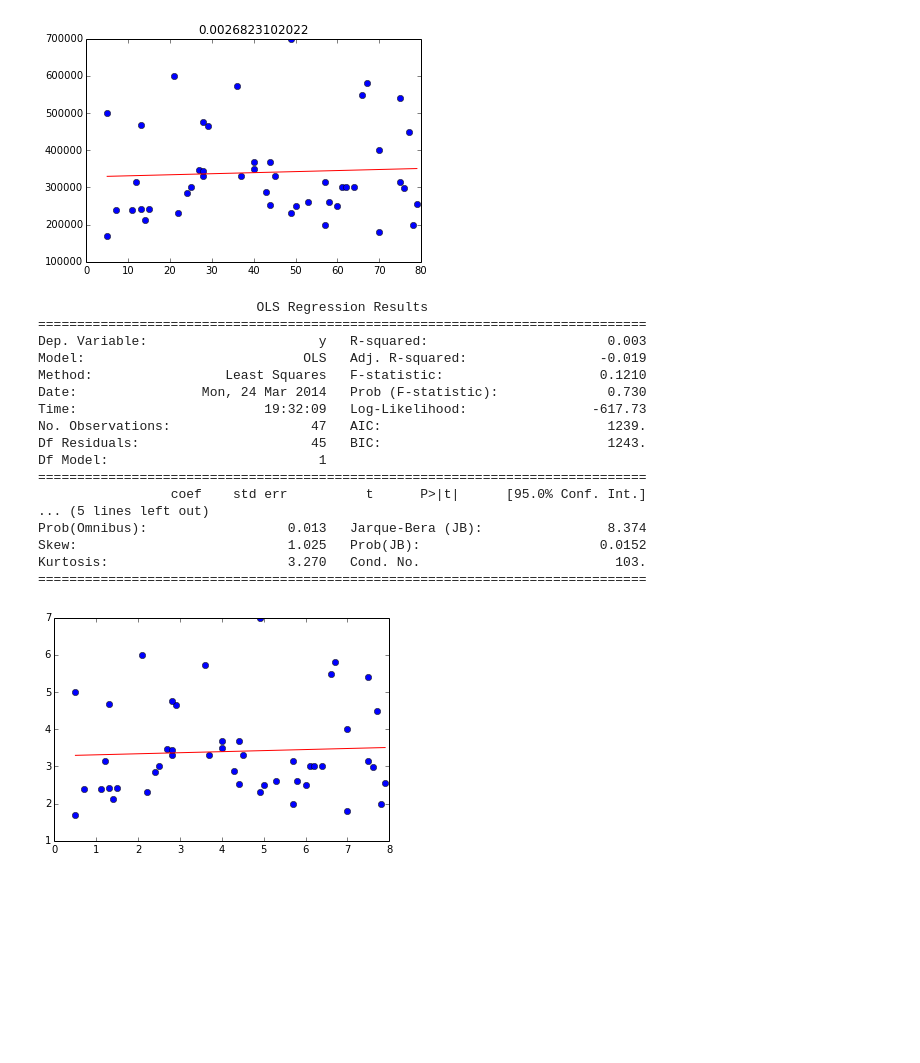
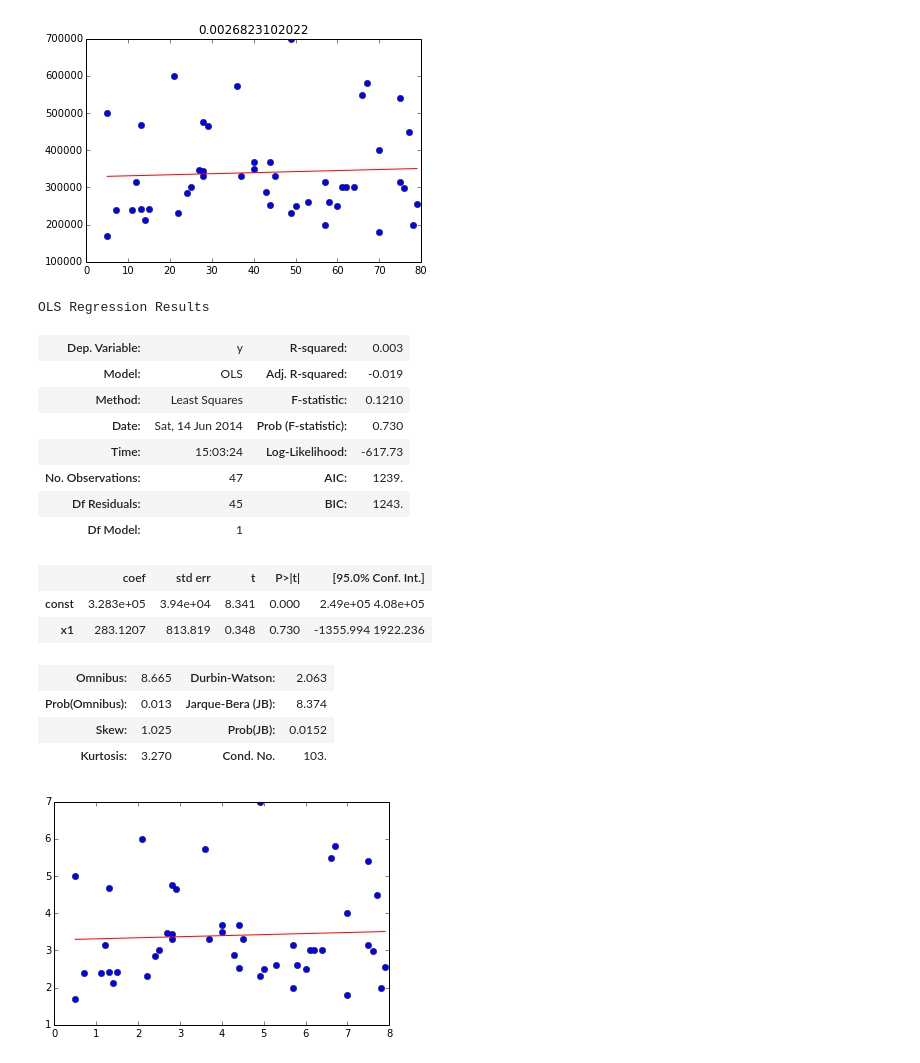
Before and after one commit to mike-tamir/GA_DAT7, a Jupyter notebook: DAT7 iPython notebooks/DAT7-lab3.1_Linear_Regression_sol.ipynb, the cells around one changed output. Drawn from its saved outputs; the diff is of its cells as text; code cells hidden in the pictures; blank space fills up the shorter version.

```diff
--- a/DAT7 iPython notebooks/DAT7-lab3.1_Linear_Regression_sol.ipynb
+++ b/DAT7 iPython notebooks/DAT7-lab3.1_Linear_Regression_sol.ipynb
@@ -238,26 +249,25 @@ plt.title(r2)
 plt.show()
 # %% [output]
 [figure]
-# %%
-print results.summary()
-# %% [output]
-                            OLS Regression Results
-==============================================================================
-Dep. Variable:                      y   R-squared:                       0.003
-Model:                            OLS   Adj. R-squared:                 -0.019
-Method:                 Least Squares   F-statistic:                    0.1210
-Date:                Mon, 24 Mar 2014   Prob (F-statistic):              0.730
-Time:                        19:32:09   Log-Likelihood:                -617.73
-No. Observations:                  47   AIC:                             1239.
-Df Residuals:                      45   BIC:                             1243.
-Df Model:                           1
-==============================================================================
-                 coef    std err          t      P>|t|      [95.0% Conf. Int.]
-... (5 lines left out)
-Prob(Omnibus):                  0.013   Jarque-Bera (JB):                8.374
-Skew:                           1.025   Prob(JB):                       0.0152
-Kurtosis:                       3.270   Cond. No.                         103.
-==============================================================================
+# %%
+results.summary()
+# %% [output]
+OLS Regression Results
+| Dep. Variable: | y | R-squared: | 0.003 |
+| Model: | OLS | Adj. R-squared: | -0.019 |
+| Method: | Least Squares | F-statistic: | 0.1210 |
+| Date: | Sat, 14 Jun 2014 | Prob (F-statistic): | 0.730 |
+| Time: | 15:03:24 | Log-Likelihood: | -617.73 |
+| No. Observations: | 47 | AIC: | 1239. |
+| Df Residuals: | 45 | BIC: | 1243. |
+| Df Model: | 1 |  |  |
+|  | coef | std err | t | P>|t| | [95.0% Conf. Int.] |
+| const | 3.283e+05 | 3.94e+04 | 8.341 | 0.000 | 2.49e+05 4.08e+05 |
+| x1 | 283.1207 | 813.819 | 0.348 | 0.730 | -1355.994 1922.236 |
+| Omnibus: | 8.665 | Durbin-Watson: | 2.063 |
+| Prob(Omnibus): | 0.013 | Jarque-Bera (JB): | 8.374 |
+| Skew: | 1.025 | Prob(JB): | 0.0152 |
+| Kurtosis: | 3.270 | Cond. No. | 103. |
 # %%
 x = data_n['age'].values
 y = data_n['price'].values
```
Also changed, not shown: parts of 21 cells of this notebook, 30 other files.
